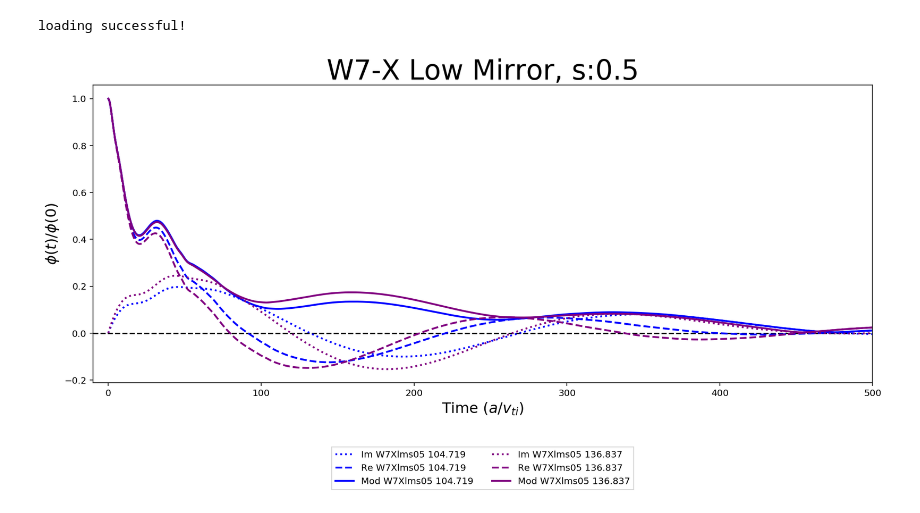
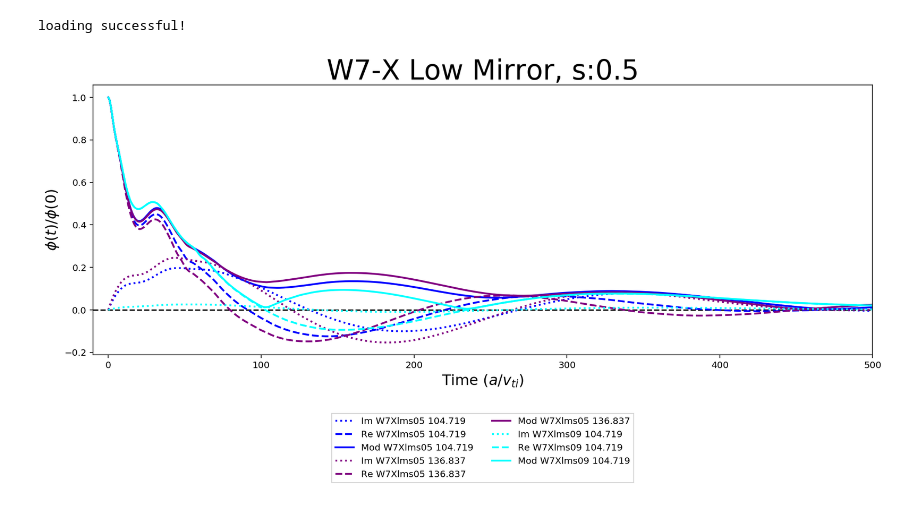
Before and after one commit to cardanmomo/sterren, a Jupyter notebook: Emmasnotebooks/Comparisons linear ZF respons/to compare the ones with low mirror.ipynb, the cells around one changed output. Cells and saved outputs as stored; diff of their text form; code cells hidden in the pictures.

```diff
--- a/Emmasnotebooks/Comparisons linear ZF respons/to compare the ones with low mirror.ipynb
+++ b/Emmasnotebooks/Comparisons linear ZF respons/to compare the ones with low mirror.ipynb
@@ -13,26 +13,35 @@ E29 = (data29[:,1]*(1/data29[0, 1]))
 e29 = (data29[:,2]*(1/data29[0, 1]))
 t29 = data29[:,0]
 
+data39 = pylab.loadtxt('C:/Users/s162605/Documents/Studie/JAAR3/BEP/sterren/IFERC/W7Xlms09/GAM/104.719/gamdiagions_act.dat')
+E39 = (data39[:,1]*(1/data39[0, 1]))
+e39 = (data39[:,2]*(1/data39[0, 1]))
+t39 = data39[:,0]
+
 Q28 = np.sqrt(E28**2+e28**2)
 Q29 = np.sqrt(E29**2+e29**2)
+Q39 = np.sqrt(E39**2+e39**2)
 # %%
 fig, ax1 = plt.subplots(figsize=(13, 7))
 plt.title('W7-X Low Mirror, s:0.5', fontsize=30)
 ax1.set_xlabel('Time ($a / v_{ti}$)',fontsize=16)
 ax1.set_ylabel('$\phi (t) / \phi (0)$',fontsize=16)
 ax1.axhline(y=0, color='black', linestyle='dashed')
 plt.xlim([-10,500])
 
 ax1.plot(t28, e28, linewidth=2, label=('Im W7Xlms05 104.719'),color='blue',linestyle='dotted')
 ax1.plot(t28, E28, linewidth=2, label=('Re W7Xlms05 104.719'),color='blue',linestyle='dashed')
 ax1.plot(t28, Q28, linewidth=2, label=('Mod W7Xlms05 104.719'),color='blue')
 ax1.plot(t29, e29, linewidth=2, label=('Im W7Xlms05 136.837'),color='purple',linestyle='dotted')
 ax1.plot(t29, E29, linewidth=2, label=('Re W7Xlms05 136.837'),color='purple',linestyle='dashed')
 ax1.plot(t29, Q29, linewidth=2, label=('Mod W7Xlms05 136.837'),color='purple')
+ax1.plot(t39, e39, linewidth=2, label=('Im W7Xlms09 104.719'),color='cyan',linestyle='dotted')
+ax1.plot(t39, E39, linewidth=2, label=('Re W7Xlms09 104.719'),color='cyan',linestyle='dashed')
+ax1.plot(t39, Q39, linewidth=2, label=('Mod W7Xlms09 104.719'),color='cyan')
 
 plt.legend(loc='upper center',
              bbox_to_anchor=(0.5, -0.2),fancybox=False, shadow=False, ncol=2)
 fig.tight_layout()
 #plt.savefig('../../CMSS_2018/Poster/Salpha_nlzf_plot.pdf', format='pdf', dpi=1200)
 # %% [output]
-[figure, old version]
+[figure, new version]
```
Also changed, not shown: 4 other files.
